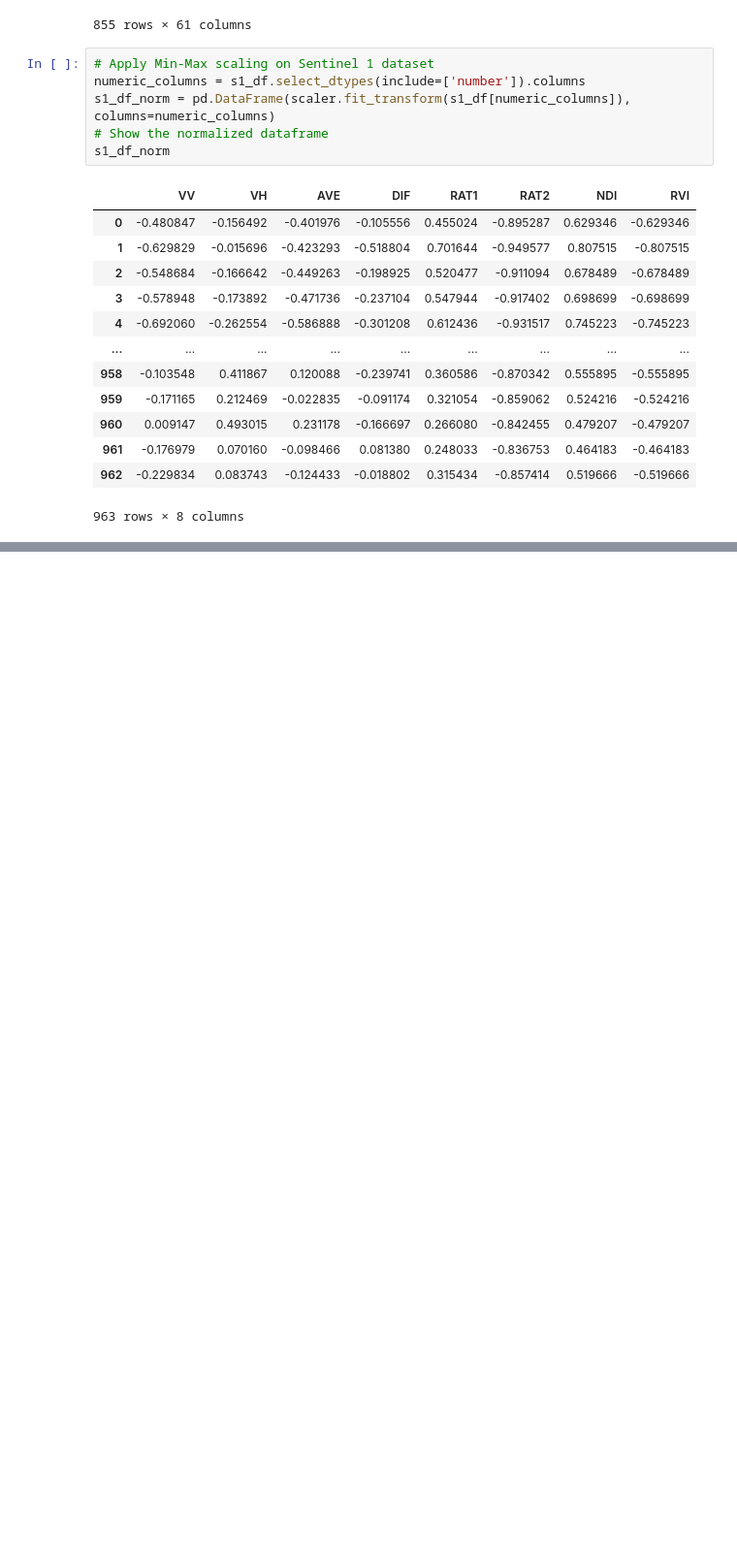
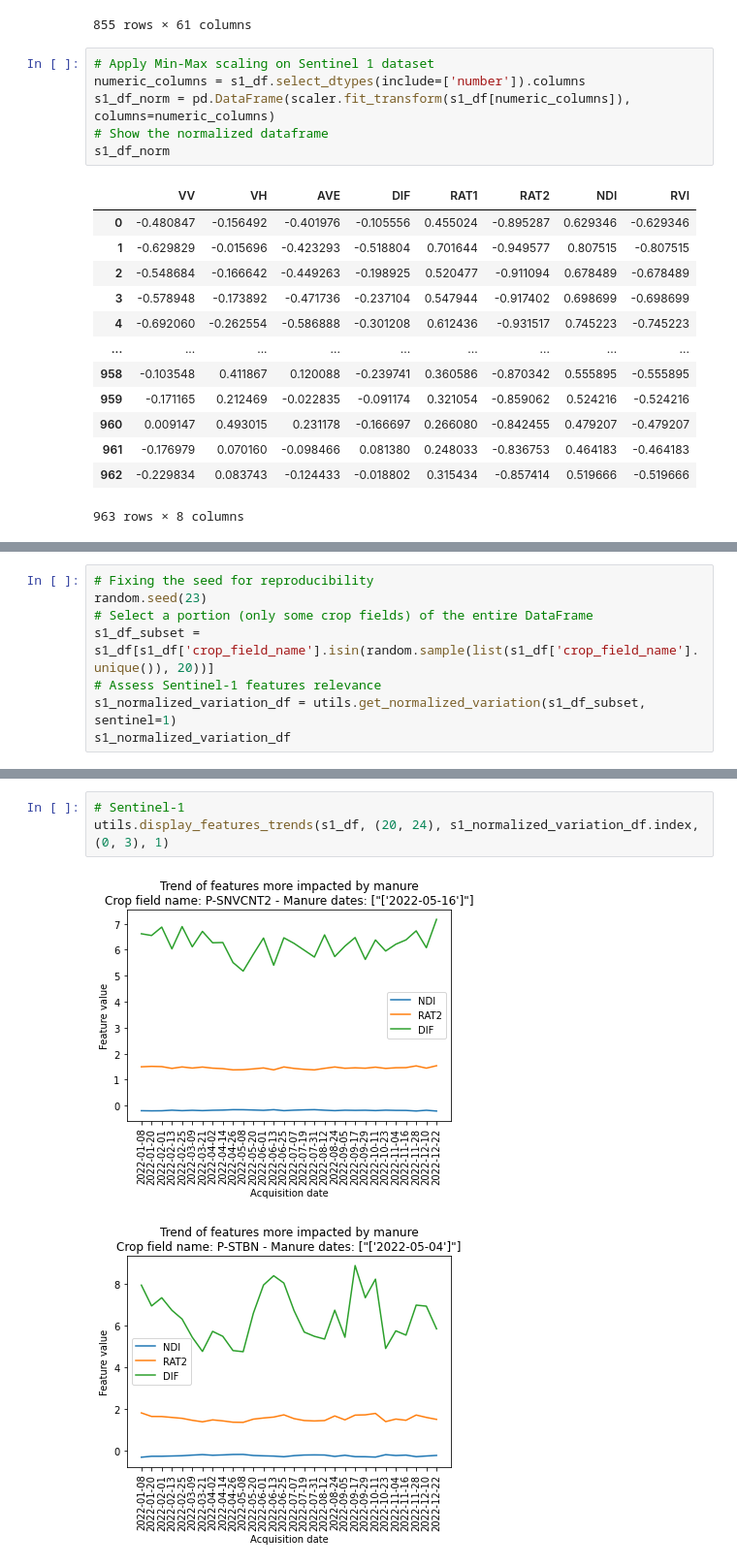
Before and after one commit to Amatofrancesco99/organic-fertilizers-detection, a Jupyter notebook: Notebooks/2-analysis/notebook.ipynb, the cells around one changed output, grey strips where cells are left out. Shown at 97% size. Drawn from its saved outputs; the diff is of its cells as text; blank space fills up the shorter version.

```diff
--- a/Notebooks/2-analysis/notebook.ipynb
+++ b/Notebooks/2-analysis/notebook.ipynb
@@ -229,0 +267,8 @@ s1_normalized_variation
+# %%
+# Fixing the seed for reproducibility
+random.seed(23)
+# Select a portion (only some crop fields) of the entire DataFrame
+s1_df_subset = s1_df[s1_df['crop_field_name'].isin(random.sample(list(s1_df['crop_field_name'].unique()), 20))]
+# Assess Sentinel-1 features relevance
+s1_normalized_variation_df = utils.get_normalized_variation(s1_df_subset, sentinel=1)
+s1_normalized_variation_df
@@ -229,0 +294,6 @@ s1_normalized_variation
+# %%
+# Sentinel-1
+utils.display_features_trends(s1_df, (20, 24), s1_normalized_variation_df.index, (0, 3), 1)
+# %% [output]
+[figure, added]
+[figure, added]
```
Also changed, not shown: parts of 17 cells of this notebook, 1 other file.
